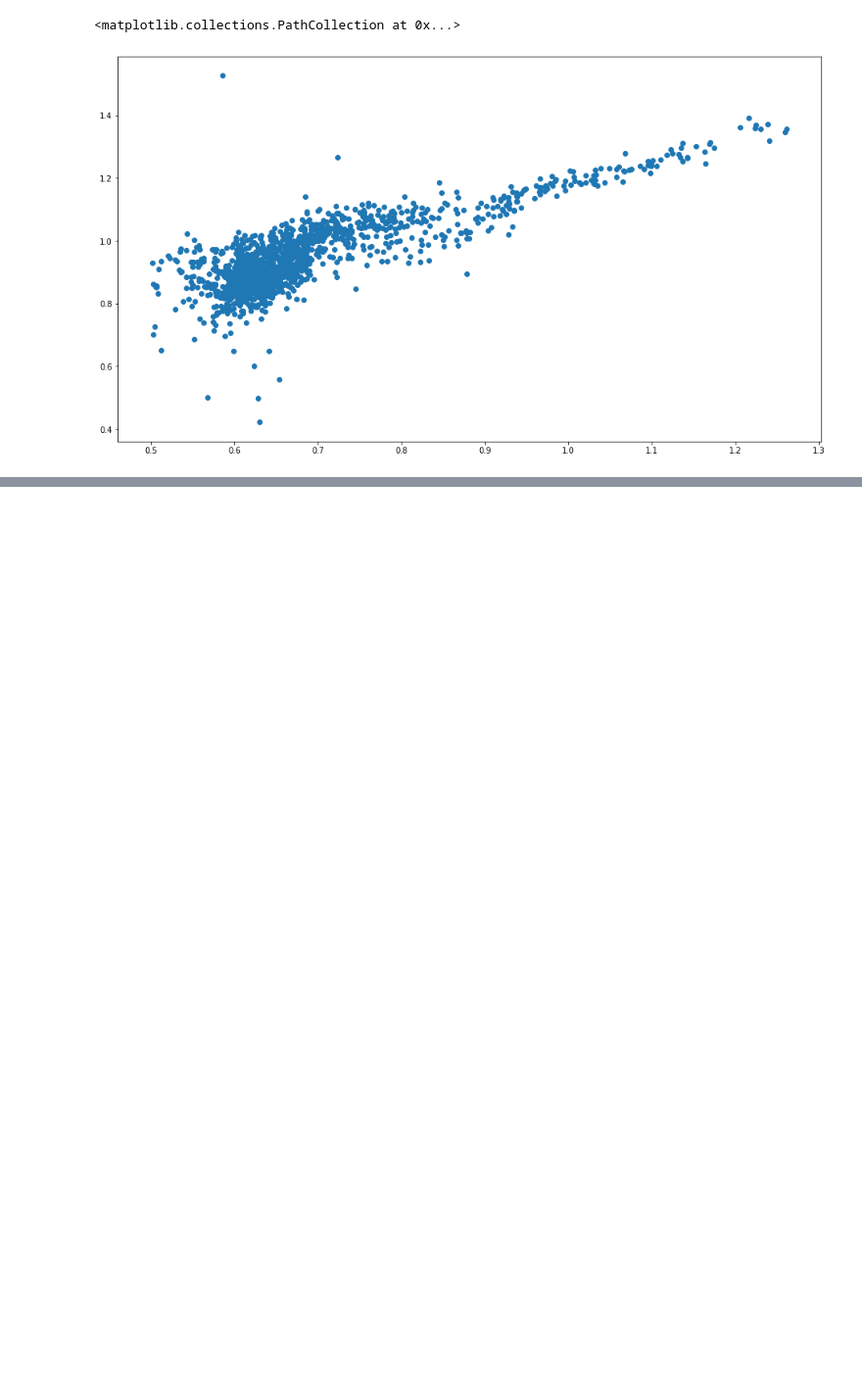
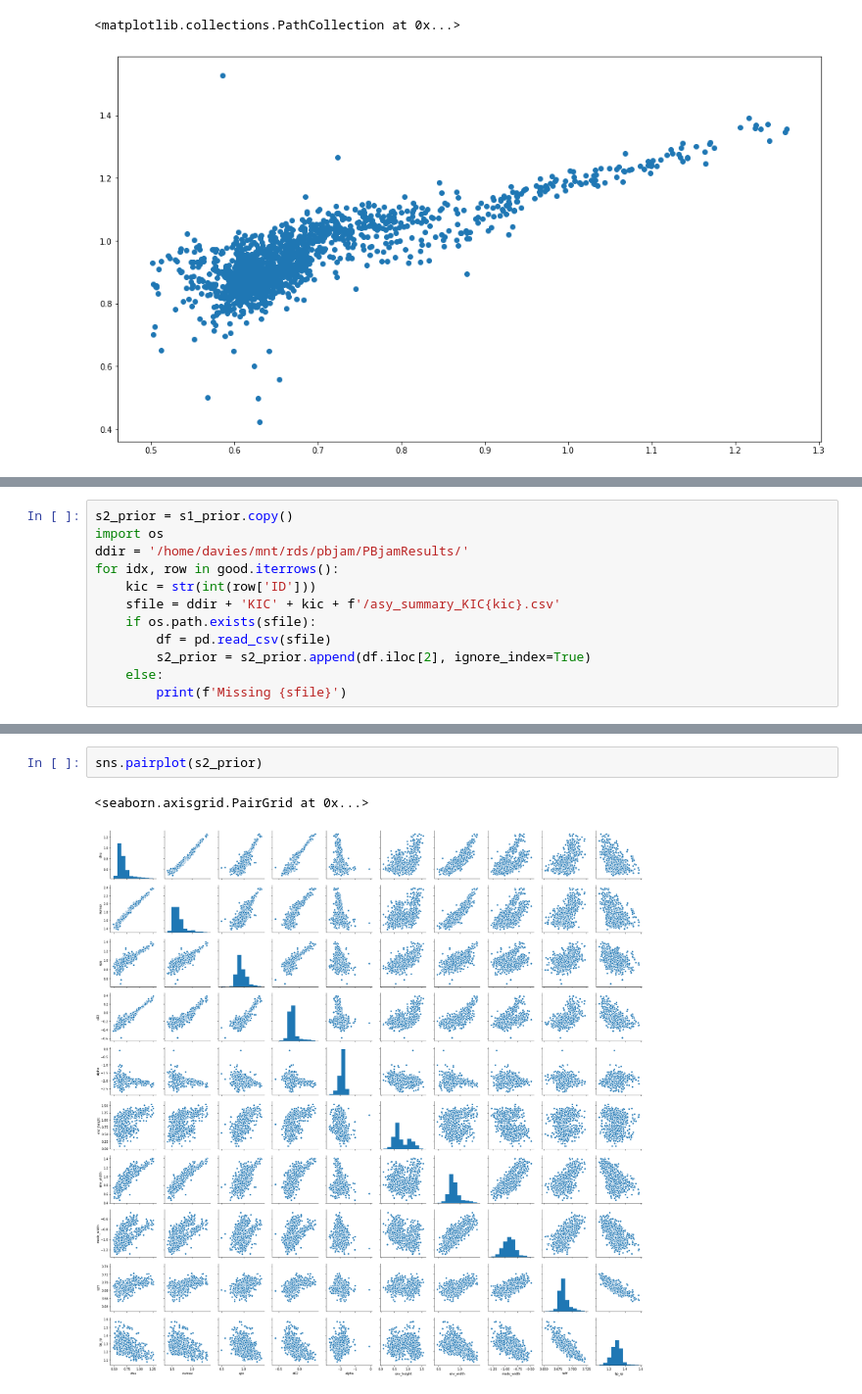
Before and after one commit to grd349/PBjam, a Jupyter notebook: pbjam/data/AddInYu.ipynb, the cells around one changed output, grey strips where cells are left out. Shown at 98% size. Drawn from its saved outputs; the diff is of its cells as text; blank space fills up the shorter version.

```diff
--- a/pbjam/data/AddInYu.ipynb
+++ b/pbjam/data/AddInYu.ipynb
@@ -159,0 +191,12 @@ ax.scatter(s1_prior.dnu, s1_prior.eps)
+# %%
+s2_prior = s1_prior.copy()
+import os
+ddir = '/home/davies/mnt/rds/pbjam/PBjamResults/'
+for idx, row in good.iterrows():
+    kic = str(int(row['ID']))
+    sfile = ddir + 'KIC' + kic + f'/asy_summary_KIC{kic}.csv'
+    if os.path.exists(sfile):
+        df = pd.read_csv(sfile)
+        s2_prior = s2_prior.append(df.iloc[2], ignore_index=True)
+    else:
+        print(f'Missing {sfile}')
@@ -159,0 +221,5 @@ ax.scatter(s1_prior.dnu, s1_prior.eps)
+# %%
+sns.pairplot(s2_prior)
+# %% [output]
+<seaborn.axisgrid.PairGrid at 0x...>
+[figure, added]
```
Also changed, not shown: parts of 9 cells of this notebook, 3 other files.
